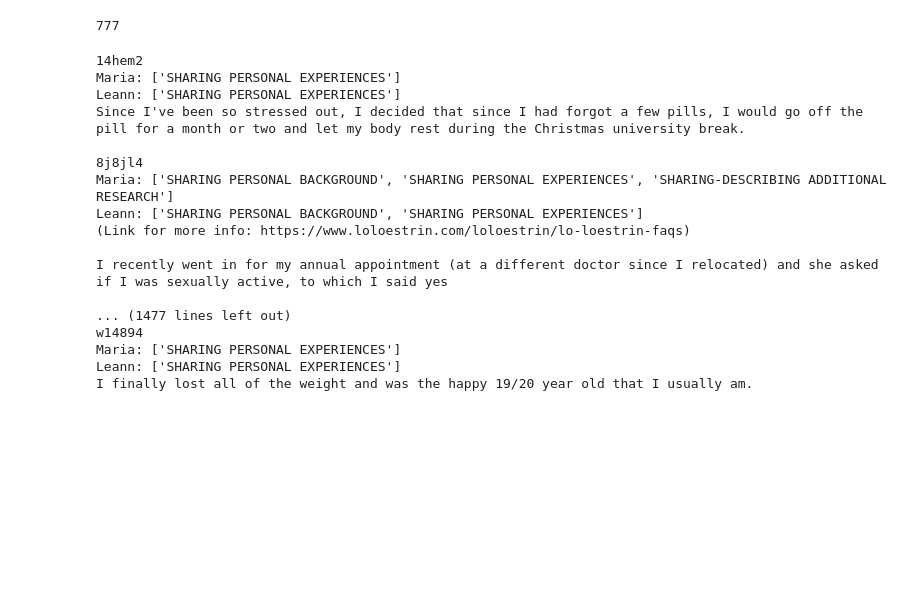
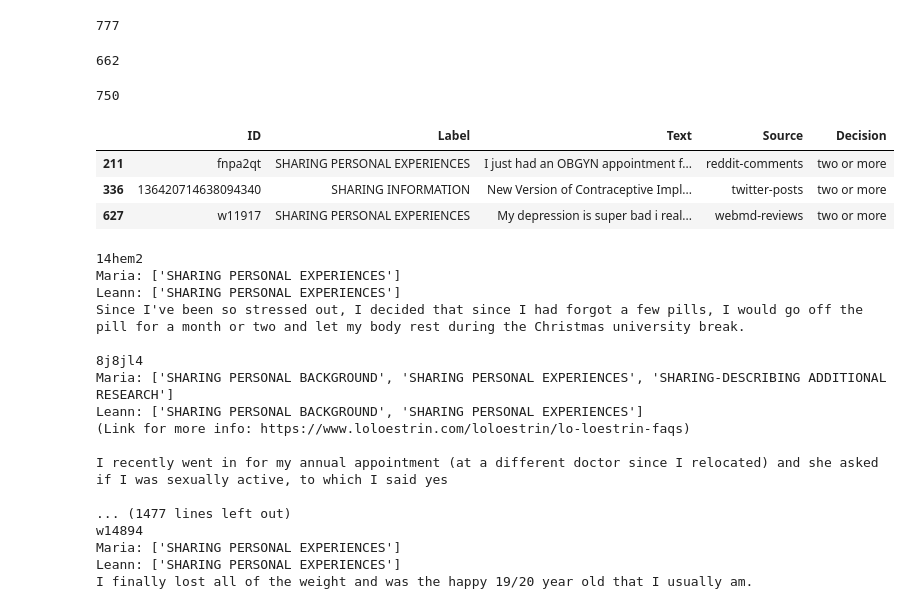
Before and after one commit to maria-antoniak/birth-control-maria, a Jupyter notebook: labeling-discourse/2_compare_labels.ipynb, the cells around one changed output. Saved outputs shown, nothing was run; the diff lists cells and outputs as text; code cells hidden in the pictures; blank space fills up the shorter version.

```diff
--- a/labeling-discourse/2_compare_labels.ipynb
+++ b/labeling-discourse/2_compare_labels.ipynb
@@ -195,3 +195,40 @@ len(id_labeler_labels_dict)
 id_text_dict = {}
 for i, r in df_for_comparison.iterrows():
     id_text_dict[r['ID']] = r['Text']
+# %%
+id_source_dict = {}
+for i, r in df_for_comparison.iterrows():
+    id_source_dict[r['ID']] = r['Source']
+# %%
+id_majority_labels_dict = {}
+for _id, _labeler_labels_dict in id_labeler_labels_dict.items():
+    _label_count_dict = defaultdict(int)
+    for _labeler, _labels in _labeler_labels_dict.items():
+        for _label in _labels:
+            _label_count_dict[_label] += 1
+    _majority_labels = [_label for _label, _count in _label_count_dict.items() if _count >= 2]
+    if _majority_labels:
+        id_majority_labels_dict[_id] = _majority_labels
+len(id_majority_labels_dict)
+# %% [output]
+662
+# %%
+final_dicts = []
+for _id, _labels in id_majority_labels_dict.items():
+    for _label in _labels:
+        final_dicts.append({'ID': _id,
+                            'Label': _label,
+                            'Text': id_text_dict[_id],
+                            'Source': id_source_dict[_id],
+                            'Decision': 'two or more'})
+final_df = pd.DataFrame(final_dicts)
+len(final_df.index)
+# %% [output]
+750
+# %%
+final_df.sample(3)
+# %% [output]
+|  | ID | Label | Text | Source | Decision |
+| 211 | fnpa2qt | SHARING PERSONAL EXPERIENCES | I just had an OBGYN appointment f... | reddit-comments | two or more |
+| 336 | 136420714638094340 | SHARING INFORMATION | New Version of Contraceptive Impl... | twitter-posts | two or more |
+| 627 | w11917 | SHARING PERSONAL EXPERIENCES | My depression is super bad i real... | webmd-reviews | two or more |
```
Also changed, not shown: parts of 9 cells of this notebook, 1 other file.
